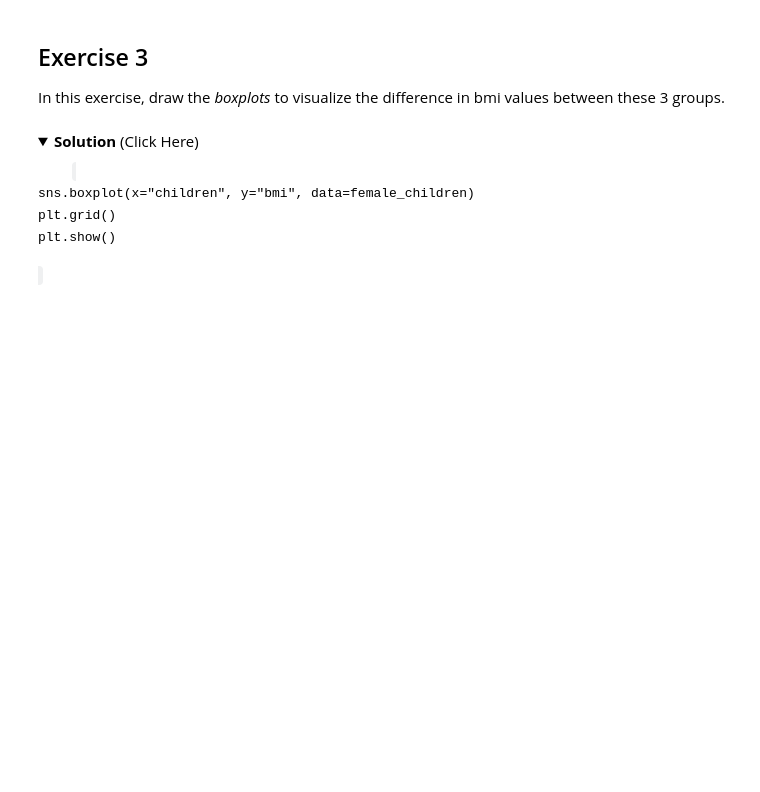
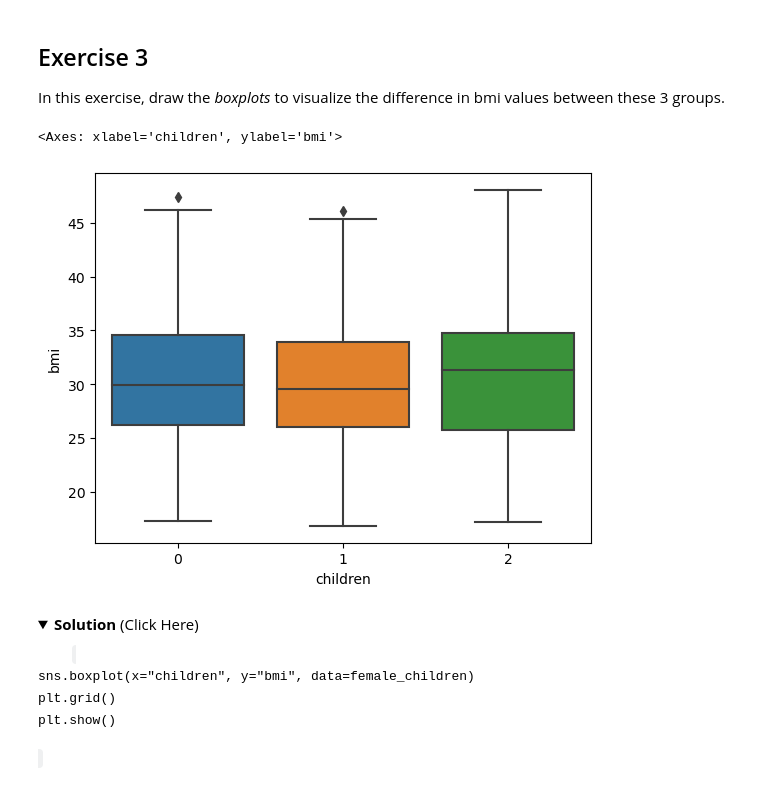
Before and after one commit to iherman10/coursera-eda-ml, a Jupyter notebook: estimation_inference_hypothesis_testing/hypothesis_testing_2.ipynb, the cells around one changed output. Saved outputs shown, nothing was run; the diff lists cells and outputs as text; code cells hidden in the pictures; folded sections open; blank space fills up the shorter version.

```diff
--- a/estimation_inference_hypothesis_testing/hypothesis_testing_2.ipynb
+++ b/estimation_inference_hypothesis_testing/hypothesis_testing_2.ipynb
@@ -273,7 +337,11 @@ female_children.groupby([female_children.children]).mean().bmi
 
 In this exercise, draw the *boxplots* to visualize the difference in bmi values between these 3 groups.
 # %%
-# Enter your code and run the cellsns.boxplot(x="children", y="bmi", data=female_children)
+# Enter your code and run the cell
+sns.boxplot(x="children", y="bmi", data=female_children)
+# %% [output]
+<Axes: xlabel='children', ylabel='bmi'>
+[figure, added]
 # %% [markdown]
 <details>
 <summary><strong>Solution</strong> (Click Here)</summary>
```
Also changed, not shown: parts of 21 cells of this notebook.
